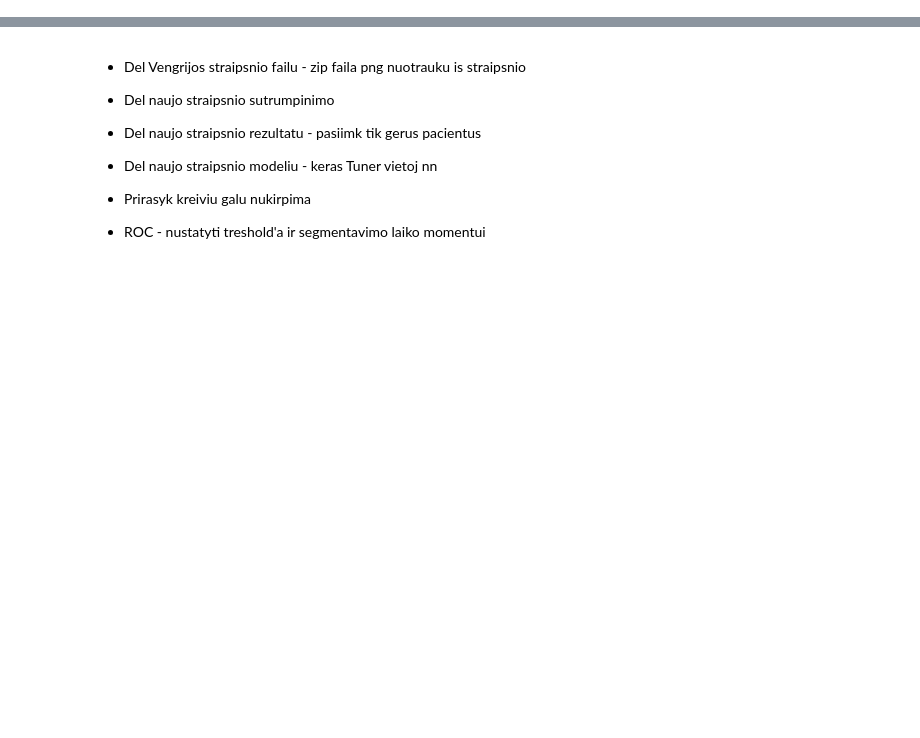
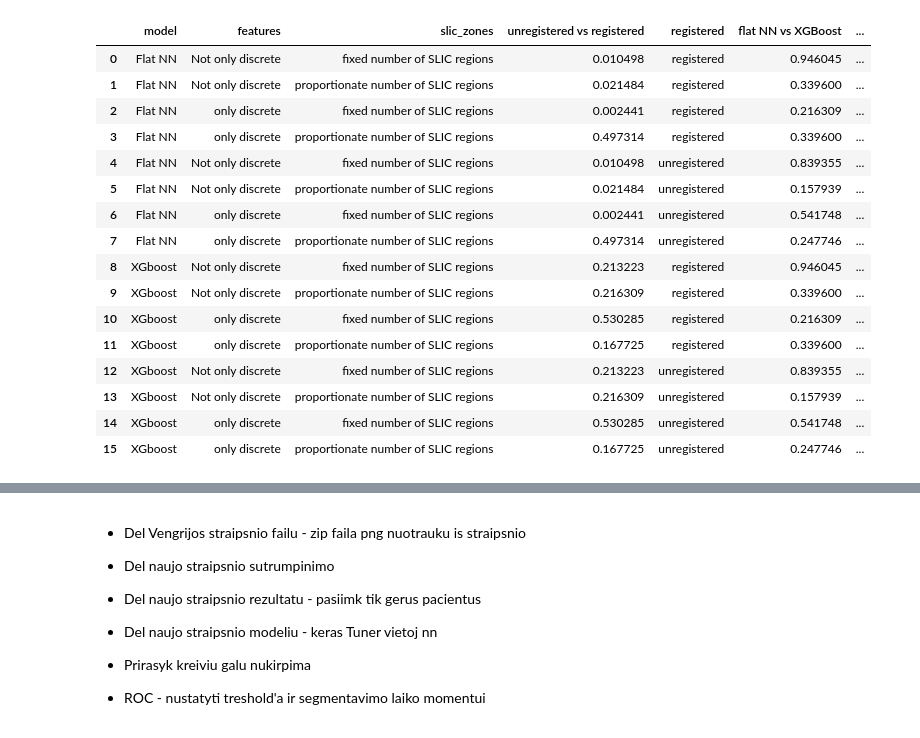
Before and after one commit to AleksasVaitulevicius/phd, a Jupyter notebook: for_articles.ipynb, the cells around one changed output, grey strips where cells are left out. Drawn from its saved outputs; the diff is of its cells as text; code cells hidden in the pictures; blank space fills up the shorter version.

```diff
--- a/for_articles.ipynb
+++ b/for_articles.ipynb
@@ -161,0 +397,94 @@ plotted = get_landmark_registration(bsplined, 1).plot(fig=fig, ax=ax)
+# %%
+from scipy import stats
+import re
+
+files = [
+	'./show/registered_discrete_50_slic_zones_no_cv.csv',
+	'./show/registered_all_50_slic_zones_no_cv.csv',
+	'./show/unregistered_discrete_50_slic_zones_no_cv.csv',
+	'./show/unregistered_all_50_slic_zones_no_cv.csv',
+
+	'./show/registered_discrete_f1_no_cv.csv',
+	'./show/registered_all_f1_no_cv.csv',
+	'./show/unregistered_discrete_f1_no_cv.csv',
+	'./show/unregistered_all_f1_no_cv.csv',
+
+	'./show/nn_registered_discrete_50_slic_zones_no_cv.csv',
+	'./show/nn_registered_all_50_slic_zones_no_cv.csv',
+	'./show/nn_unregistered_discrete_50_slic_zones_no_cv.csv',
+	'./show/nn_unregistered_all_50_slic_zones_no_cv.csv',
+
+	'./show/nn_registered_discrete_no_cv.csv',
+	'./show/nn_registered_all_no_cv.csv',
+	'./show/nn_unregistered_discrete_no_cv.csv',
+	'./show/nn_unregistered_all_no_cv.csv',
+]
+
+def extract_configuration(file, conf_x, conf_y):
+	f = re.sub(f'{conf_x}|{conf_y}', '', file)
+	result = { 'file': file }
+	if conf_x != 'unregistered':
+		result['registered'] = 'unregistered' if 'unregistered' in f else 'registered'
+	if conf_x != 'nn_':
+		result['model'] = 'Flat NN' if 'nn_' in f else 'XGboost'
+	if conf_x != '_all_':
+		result['features'] = 'Not only discrete' if '_all_' in f else 'only discrete'
+	if conf_x != '50_slic_zones_':
+		result['slic_zones'] = (
+			'fixed number of SLIC regions'
+			if '50_slic_zones_' in f else 'proportionate number of SLIC regions'
+		)
+	return result
+
+
+def get_balanced_acc(file):
+	suff = ''
+	if 'nn_' in file:
+		suff = '_mean'
+	return pd.read_csv(file).sort_values('patient_id')['balanced_accuracy' + suff].tolist()
+
+
+def get_p_value(file_pair):
+	balanced_acc = [get_balanced_acc(file) for file in file_pair]
+	return stats.wilcoxon(*balanced_acc)[1]
+
+
+def get_configuration_matches(conf_x, conf_y):
+	result = pd.DataFrame([extract_configuration(file, conf_x, conf_y) for file in files])
+	columns = result.columns.tolist()
+	columns.remove('file')
+	return result.groupby(columns).file.apply(list).apply(get_p_value).reset_index()
+
+(
+	get_configuration_matches('unregistered', 'registered').rename({'file': 'unregistered vs registered'}, axis='columns')
+		.merge(
+			get_configuration_matches('nn_', '').rename({'file': 'flat NN vs XGBoost'}, axis='columns'),
+			on=['features', 'slic_zones'],
+		)
+		.merge(
+			get_configuration_matches('_all_', '_discrete_').rename({'file': 'all features vs discrete only'}, axis='columns'),
+			on=['model', 'slic_zones', 'registered'],
+		)
+		.merge(
+			get_configuration_matches('50_slic_zones_', '').rename({'file': 'fixed vs proportionate number of SLiC regions'}, axis='columns'),
+			on=['features', 'model', 'registered'],
+		)
+)
+# %% [output]
+|  | model | features | slic_zones | unregistered vs registered | registered | flat NN vs XGBoost | ... |
+| 0 | Flat NN | Not only discrete | fixed number of SLIC regions | 0.010498 | registered | 0.946045 | ... |
+| 1 | Flat NN | Not only discrete | proportionate number of SLIC regions | 0.021484 | registered | 0.339600 | ... |
+| 2 | Flat NN | only discrete | fixed number of SLIC regions | 0.002441 | registered | 0.216309 | ... |
+| 3 | Flat NN | only discrete | proportionate number of SLIC regions | 0.497314 | registered | 0.339600 | ... |
+| 4 | Flat NN | Not only discrete | fixed number of SLIC regions | 0.010498 | unregistered | 0.839355 | ... |
+| 5 | Flat NN | Not only discrete | proportionate number of SLIC regions | 0.021484 | unregistered | 0.157939 | ... |
+| 6 | Flat NN | only discrete | fixed number of SLIC regions | 0.002441 | unregistered | 0.541748 | ... |
+| 7 | Flat NN | only discrete | proportionate number of SLIC regions | 0.497314 | unregistered | 0.247746 | ... |
+| 8 | XGboost | Not only discrete | fixed number of SLIC regions | 0.213223 | registered | 0.946045 | ... |
+| 9 | XGboost | Not only discrete | proportionate number of SLIC regions | 0.216309 | registered | 0.339600 | ... |
+| 10 | XGboost | only discrete | fixed number of SLIC regions | 0.530285 | registered | 0.216309 | ... |
+| 11 | XGboost | only discrete | proportionate number of SLIC regions | 0.167725 | registered | 0.339600 | ... |
+| 12 | XGboost | Not only discrete | fixed number of SLIC regions | 0.213223 | unregistered | 0.839355 | ... |
+| 13 | XGboost | Not only discrete | proportionate number of SLIC regions | 0.216309 | unregistered | 0.157939 | ... |
+| 14 | XGboost | only discrete | fixed number of SLIC regions | 0.530285 | unregistered | 0.541748 | ... |
+| 15 | XGboost | only discrete | proportionate number of SLIC regions | 0.167725 | unregistered | 0.247746 | ... |
```
Also changed, not shown: parts of 9 cells of this notebook.
